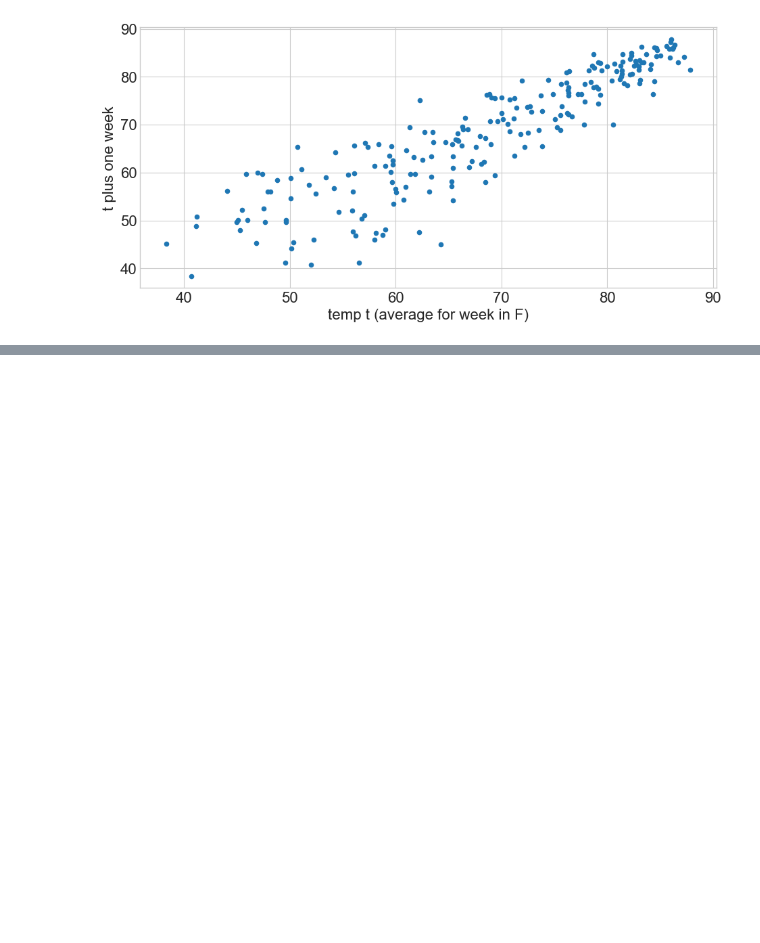
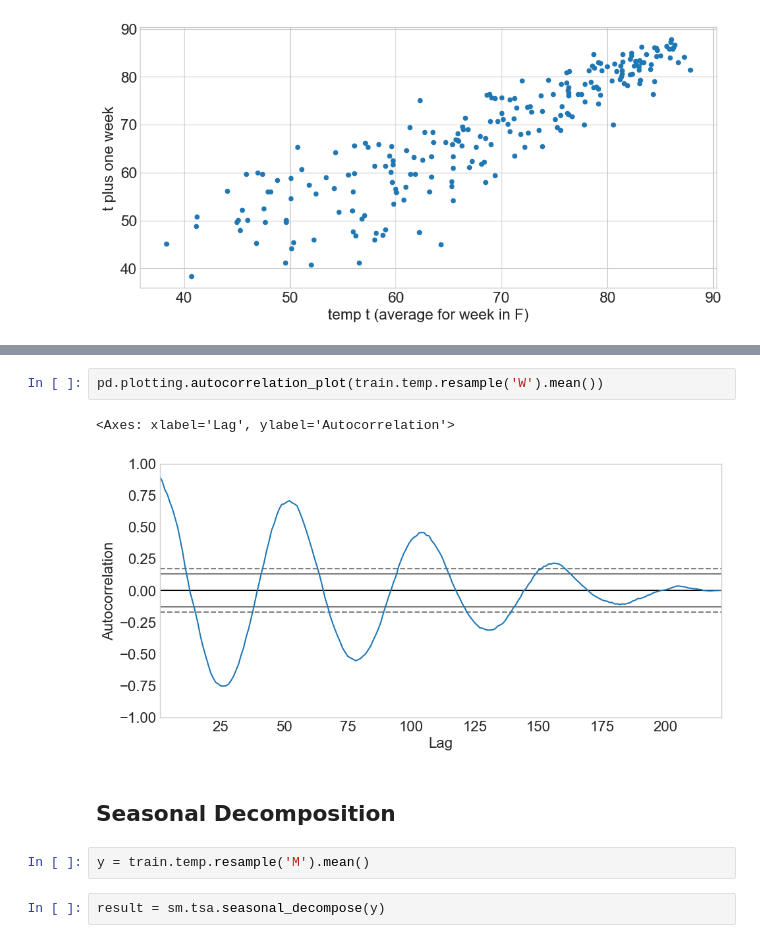
Before and after one commit to CodeupClassroom/oneil-tsa, a Jupyter notebook: explore.ipynb, the cells around one changed output, grey strips where cells are left out. Saved outputs shown, nothing was run; the diff lists cells and outputs as text; blank space fills up the shorter version.

```diff
--- a/explore.ipynb
+++ b/explore.ipynb
@@ -353,0 +543,11 @@ plt.show()
+# %%
+pd.plotting.autocorrelation_plot(train.temp.resample('W').mean())
+# %% [output]
+<Axes: xlabel='Lag', ylabel='Autocorrelation'>
+[figure, added]
+# %% [markdown]
+## Seasonal Decomposition
+# %%
+y = train.temp.resample('M').mean()
+# %%
+result = sm.tsa.seasonal_decompose(y)
```
Also changed, not shown: parts of 39 cells of this notebook.
